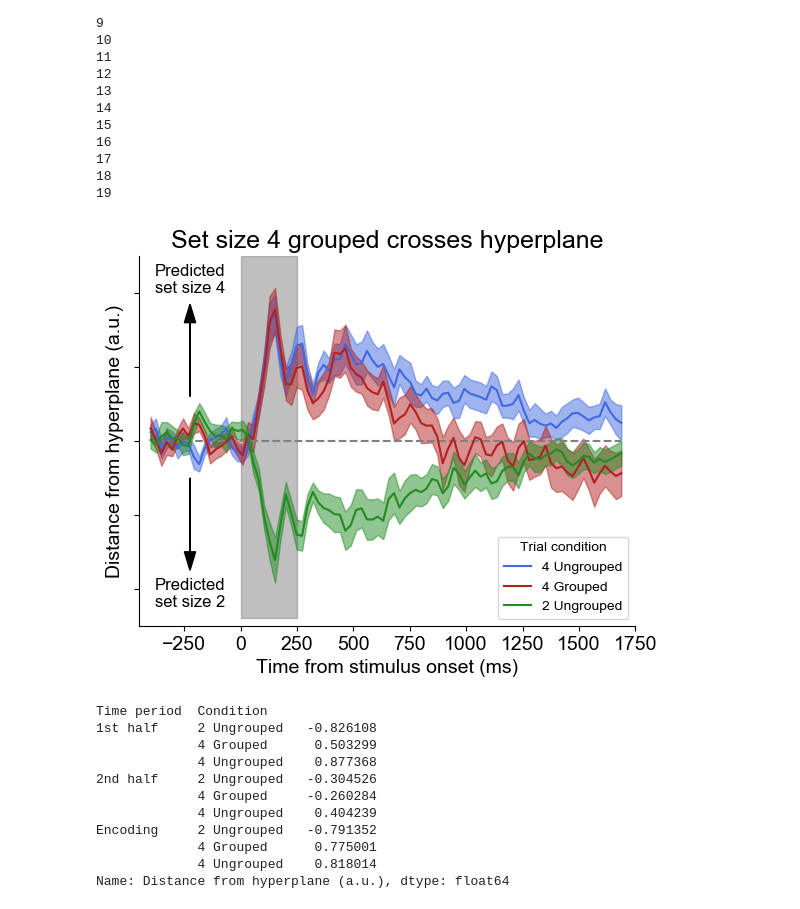
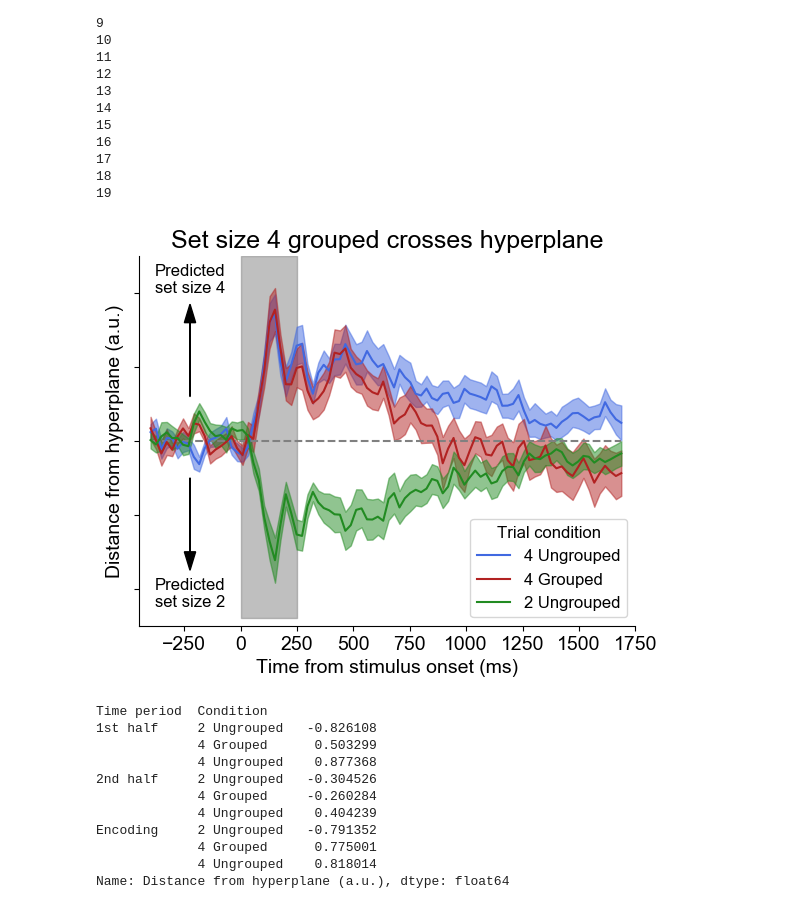
Before and after one commit to WilliamThyer/Thyer-et-al-2021, a Jupyter notebook: decode_load_colinearity_hyperplane.ipynb, the cells around one changed output. Drawn from its saved outputs; the diff is of its cells as text; code cells hidden in the pictures.

```diff
--- a/decode_load_colinearity_hyperplane.ipynb
+++ b/decode_load_colinearity_hyperplane.ipynb
@@ -133,37 +130,39 @@ med, upper, lower = get_plot_line(ss2u)
 ax.plot(interp.t,med,colors[2],label = '2 Ungrouped')
 ax.fill_between(interp.t,upper,lower, color=colors[2], alpha=.5)
 
-plt.legend(title='Trial condition',loc='lower right')
+leg = plt.legend(title='Trial condition',loc='lower right',fontsize=12)
+plt.setp(leg.get_title(),fontsize=12)
+
 
 # aesthetics
 ax.spines['right'].set_visible(False)
 ax.spines['top'].set_visible(False)
 ax.yaxis.set_ticks_position('left')
 ax.xaxis.set_ticks_position('bottom')
 plt.yticks(np.arange(-3,4,1),labels=['','','','','','',''])
 plt.setp(ax.get_xticklabels(), fontsize=14)
 plt.setp(ax.get_yticklabels(), fontsize=14)
 
 plt.xlim(-450,1750)
 plt.ylim([-2.5,2.5])
 
 # labelling
 plt.title('Set size 4 grouped crosses hyperplane',fontsize=18)
 plt.xlabel('Time from stimulus onset (ms)', fontsize=14)
 plt.ylabel('Distance from hyperplane (a.u.)', fontsize=14)
 
 plt.text(-225,-2.25,'Predicted\nset size 2',fontsize=12,ha='center')
 plt.text(-225,2,'Predicted\nset size 4',fontsize=12,ha='center')
 plt.text(125,2.6,'Stim',fontsize=14,ha='center',c='white')
 plt.arrow(-225,.6,0,1, head_width=50, head_length=.25,color='k')
 plt.arrow(-225,-.5,0,-1,head_width=50, head_length=.25,color='k')
 
 plt.savefig('output/figures/colinearity_hyperplane.png',dpi=500)
 plt.savefig('output/figures/colinearity_hyperplane.pdf',dpi=500)
 
 plt.show()
 # %% [output]
-[figure, old version]
+[figure, new version]
 # %%
 # time indexes
 encoding = (interp.t>0) & (interp.t<250)
```
Also changed, not shown: parts of 2 cells of this notebook, 39 other files.
